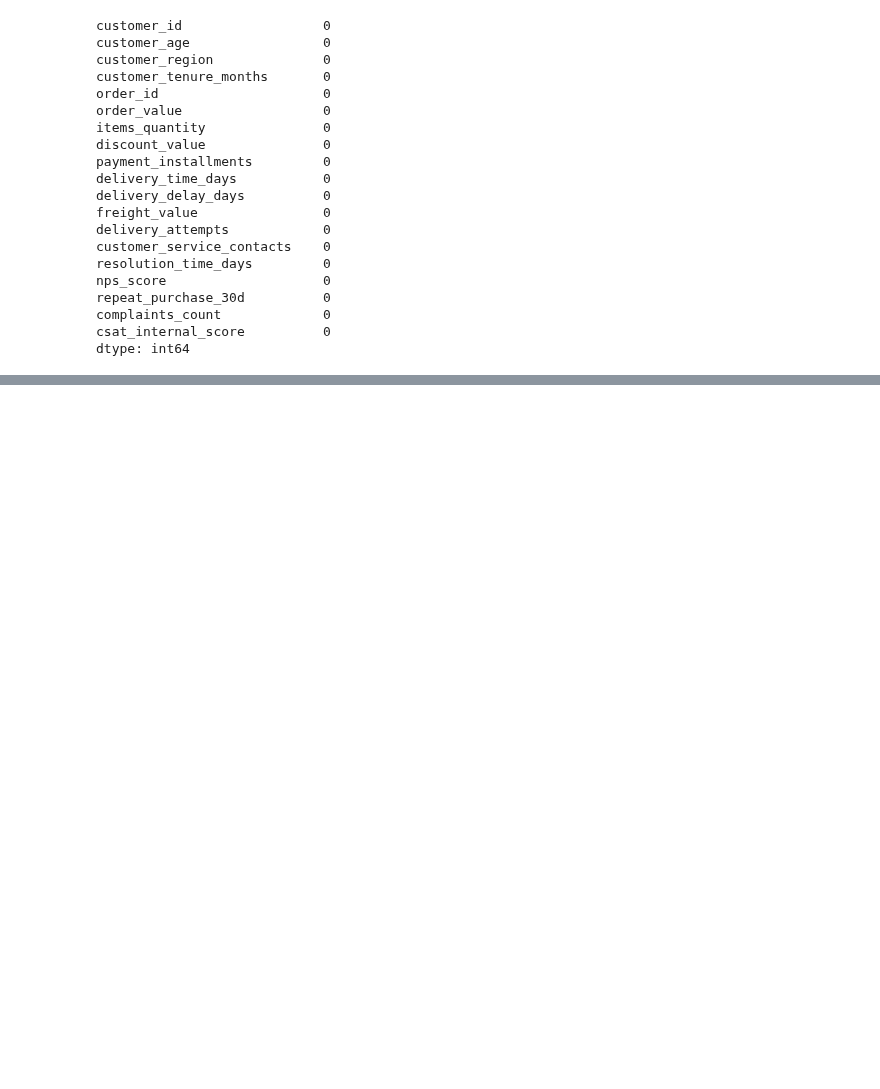
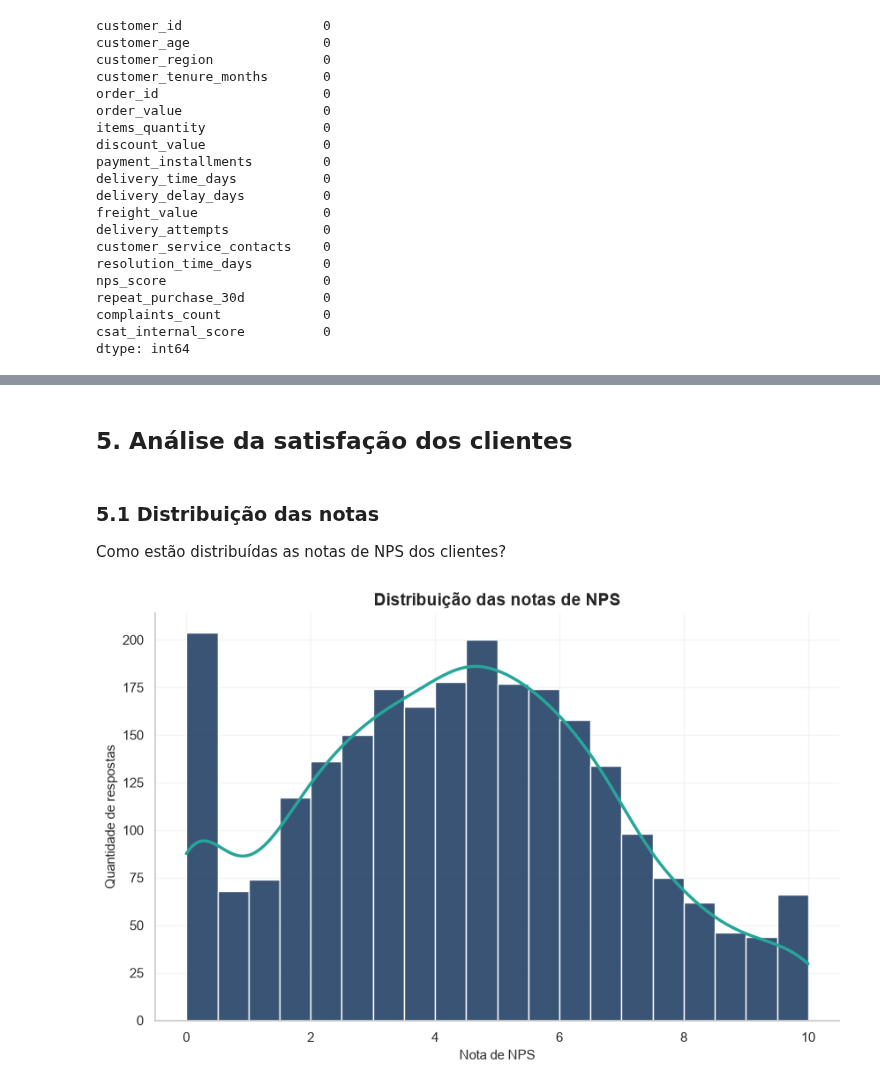
Before and after one commit to CelioRodrigues/analise-nps, a Jupyter notebook: notebooks/01_analise_exploratoria.ipynb, the cells around one changed output, grey strips where cells are left out. Drawn from its saved outputs; the diff is of its cells as text; code cells hidden in the pictures; blank space fills up the shorter version.

```diff
--- a/notebooks/01_analise_exploratoria.ipynb
+++ b/notebooks/01_analise_exploratoria.ipynb
@@ -7 +11,23 @@ import pandas as pd
+# %%
+AZUL = "#17365D"
+VERDE = "#26A69A"
+CINZA = "#65758B"
+
+sns.set_theme(
+    style="whitegrid",
+    context="notebook",
+    palette=[AZUL, VERDE]
+)
+
+plt.rcParams.update({
+    "figure.figsize": (10, 6),
+    "figure.facecolor": "white",
+    "axes.facecolor": "white",
+    "axes.titlesize": 14,
+    "axes.titleweight": "bold",
+    "axes.labelsize": 11,
+    "grid.alpha": 0.2,
+    "axes.spines.top": False,
+    "axes.spines.right": False
+})
 # %% [markdown]
@@ -105,0 +237,28 @@ dados.describe()
+# %% [markdown]
+## 5. Análise da satisfação dos clientes
+# %% [markdown]
+### 5.1 Distribuição das notas
+Como estão distribuídas as notas de NPS dos clientes?
+# %%
+plt.figure(figsize=(10,6))
+
+ax = sns.histplot(
+    data=dados,
+    x="nps_score",
+    bins=20,
+    kde=True,
+    color=AZUL,
+    edgecolor="white",
+    alpha=0.85,
+    line_kws={"linewidth": 2.5}
+)
+
+ax.lines[0].set_color(VERDE)
+
+plt.title("Distribuição das notas de NPS")
+plt.xlabel("Nota de NPS")
+plt.ylabel("Quantidade de respostas")
+
+plt.show()
+# %% [output]
+[figure, added]
```
Also changed, not shown: parts of 23 cells of this notebook.
